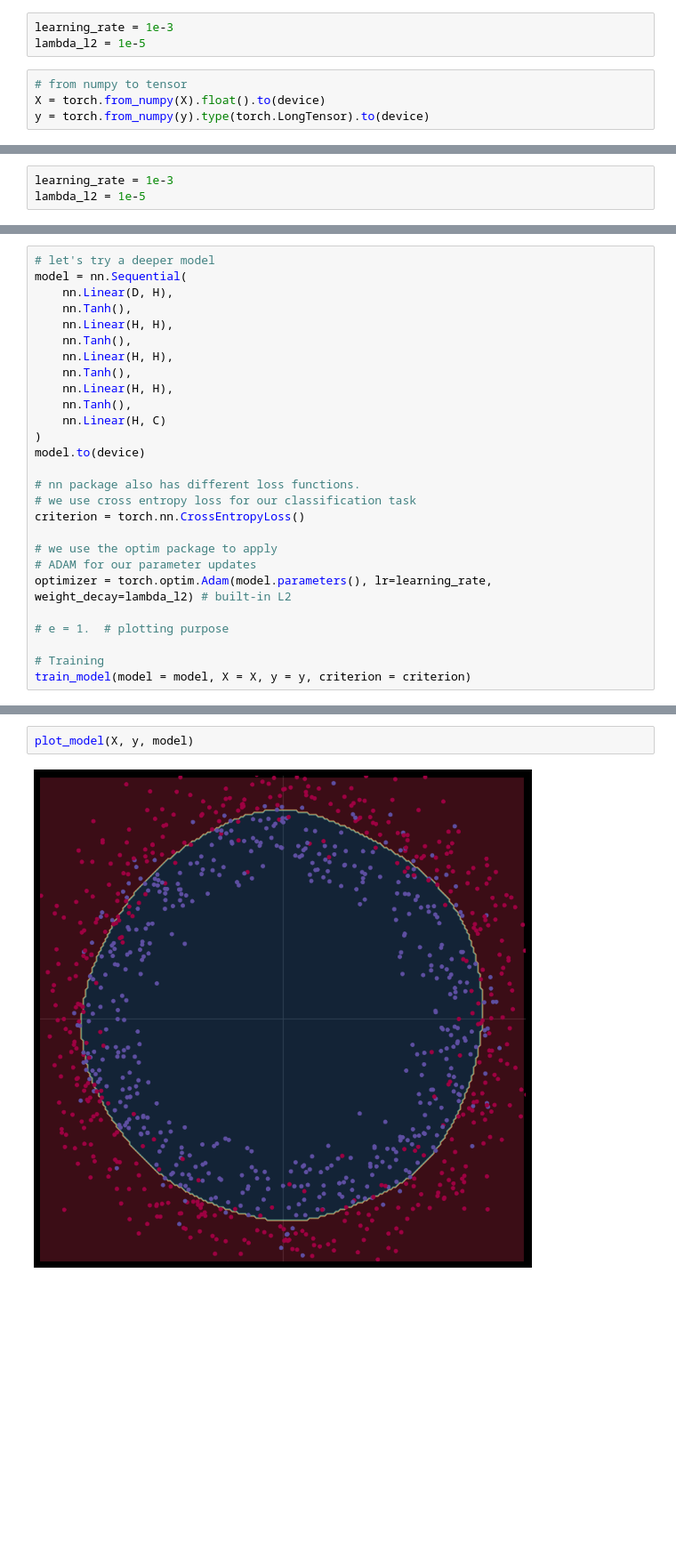
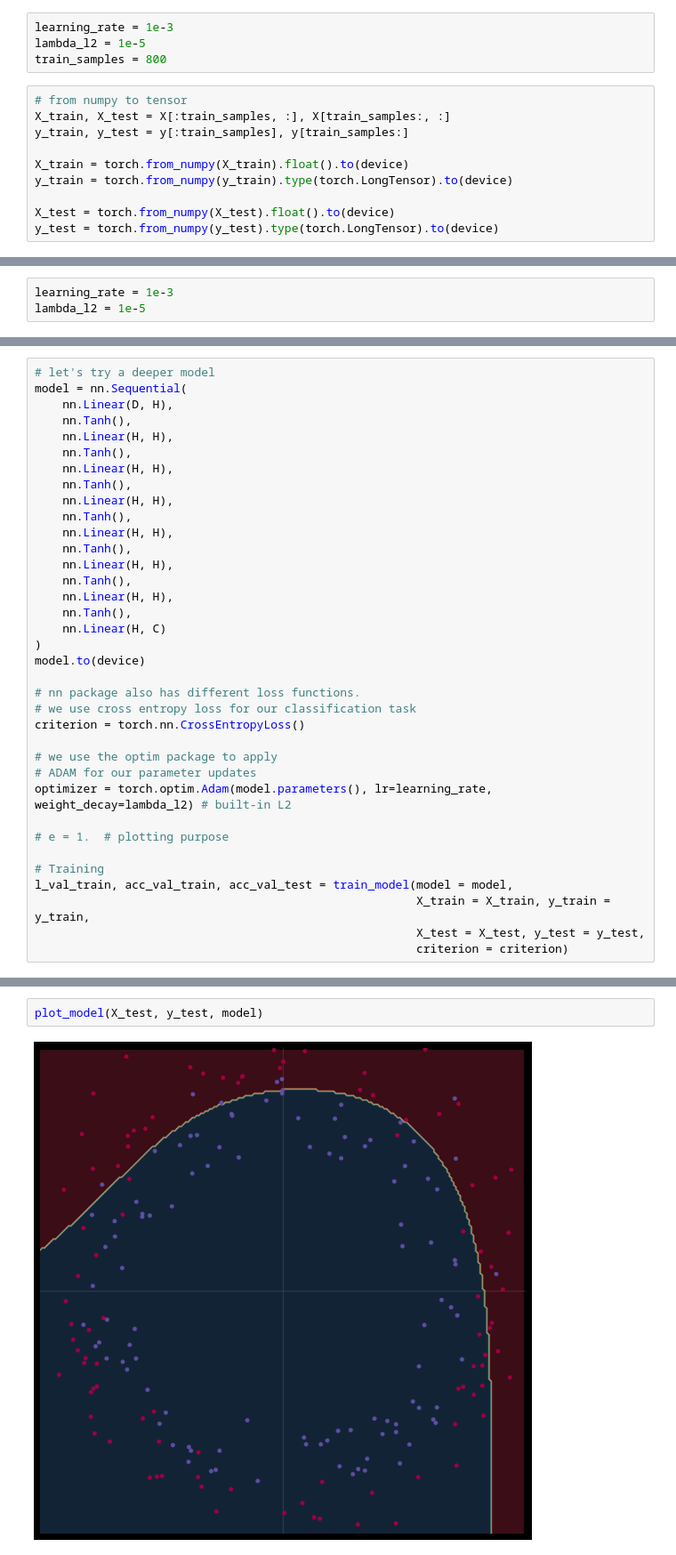
Before and after one commit to TFonta/DeepLearningAndGenerativeModelsCourse, a Jupyter notebook: ex2.ipynb, the cells around one changed output, grey strips where cells are left out. Shown at 89% size. Saved outputs shown, nothing was run; the diff lists cells and outputs as text; blank space fills up the shorter version.

```diff
--- a/ex2.ipynb
+++ b/ex2.ipynb
@@ -31,10 +31,17 @@ plot_data_np(X, y)
 # %%
 learning_rate = 1e-3
 lambda_l2 = 1e-5
+train_samples = 800
 # %%
 # from numpy to tensor
-X = torch.from_numpy(X).float().to(device)
-y = torch.from_numpy(y).type(torch.LongTensor).to(device)
+X_train, X_test = X[:train_samples, :], X[train_samples:, :]
+y_train, y_test = y[:train_samples], y[train_samples:]
+
+X_train = torch.from_numpy(X_train).float().to(device)
+y_train = torch.from_numpy(y_train).type(torch.LongTensor).to(device)
+
+X_test = torch.from_numpy(X_test).float().to(device)
+y_test = torch.from_numpy(y_test).type(torch.LongTensor).to(device)
 # %%
 seed = 12345
 random.seed(seed)
@@ -127,6 +188,12 @@ plot_model(X, y, model)
 # let's try a deeper model
 model = nn.Sequential(
     nn.Linear(D, H),
+    nn.Tanh(),
+    nn.Linear(H, H),
+    nn.Tanh(),
+    nn.Linear(H, H),
+    nn.Tanh(),
+    nn.Linear(H, H),
     nn.Tanh(),
     nn.Linear(H, H),
     nn.Tanh(),
@@ -149,5 +216,8 @@ optimizer = torch.optim.Adam(model.parameters(), lr=learning_rate, weight_decay=
 # e = 1.  # plotting purpose
 
 # Training
-train_model(model = model, X = X, y = y, criterion = criterion)
+l_val_train, acc_val_train, acc_val_test = train_model(model = model,
+                                                       X_train = X_train, y_train = y_train,
+                                                       X_test = X_test, y_test = y_test,
+                                                       criterion = criterion)
 # %% [output]
@@ -155,4 +225,4 @@ train_model(model = model, X = X, y = y, criterion = criterion)
 # %%
-plot_model(X, y, model)
+plot_model(X_test, y_test, model)
 # %% [output]
-[figure, old version]
+[figure, new version]
```
Also changed, not shown: parts of 12 cells of this notebook.
